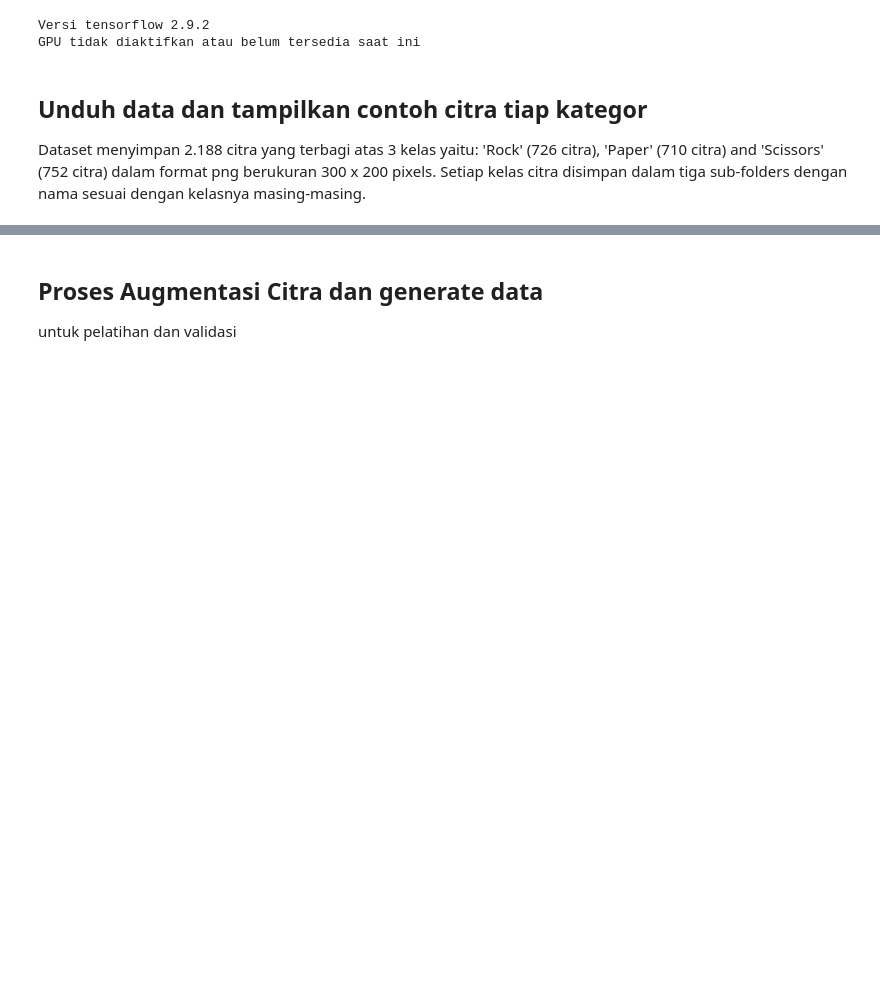
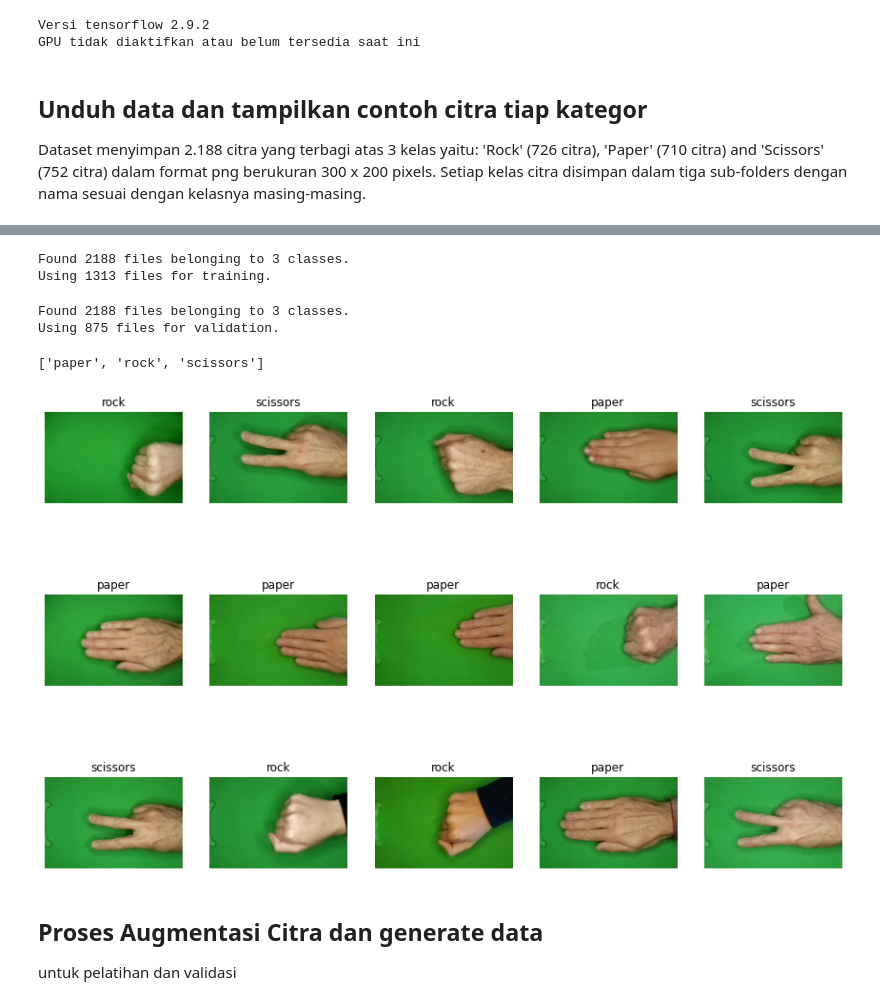
Before and after one commit to Blantranderozari/Blantranderozari, a Jupyter notebook: Draft_Tugas_Proyek_Akhir_Dicoding.ipynb, the cells around one changed output, grey strips where cells are left out. Drawn from its saved outputs; the diff is of its cells as text; code cells hidden in the pictures; blank space fills up the shorter version.

Commit message:
Menambahkan tampilan data citra untuk training

```diff
--- a/Draft_Tugas_Proyek_Akhir_Dicoding.ipynb
+++ b/Draft_Tugas_Proyek_Akhir_Dicoding.ipynb
@@ -74,7 +66,0 @@ print(image_count)
-# %%
-import os
-
-kategori = ['rock', 'paper', 'scissors']
-
-base_dir = os.getcwd()
-base_dir = os.path.join(base_dir,'rockpaperscissors')
@@ -101,3 +79,46 @@ plt.imshow(image)
+# %%
+batch_size = 32
+img_height = 100
+img_width = 150
+
+dataset_latihan = tf.keras.utils.image_dataset_from_directory(
+  base_dir,
+  validation_split=0.4,
+  subset="latihan",
+  seed=123,
+  image_size=(img_height, img_width),
+  batch_size=batch_size)
+# %% [output]
+Found 2188 files belonging to 3 classes.
+Using 1313 files for training.
+# %%
+dataset_validasi = tf.keras.utils.image_dataset_from_directory(
+  base_dir,
+  validation_split=0.4,
+  subset="validasi",
+  seed=123,
+  image_size=(img_height, img_width),
+  batch_size=batch_size)
+# %% [output]
+Found 2188 files belonging to 3 classes.
+Using 875 files for validation.
+# %%
+kategori = dataset_latihan.class_names
+print(kategori)
+# %% [output]
+['paper', 'rock', 'scissors']
+# %%
+import matplotlib.pyplot as plt
+
+plt.figure(figsize=(15, 10))
+for citra, label in dataset_latihan.take(1):
+  for i in range(15):
+    ax = plt.subplot(3, 5, i + 1)
+    plt.imshow(citra[i].numpy().astype("uint8"))
+    plt.title(kategori[label[i]])
+    plt.axis("off")
+# %% [output]
+[figure, added]
 # %% [markdown]
 ## Proses Augmentasi Citra dan generate data
 untuk pelatihan dan validasi
```
Also changed, not shown: parts of 7 cells of this notebook.
